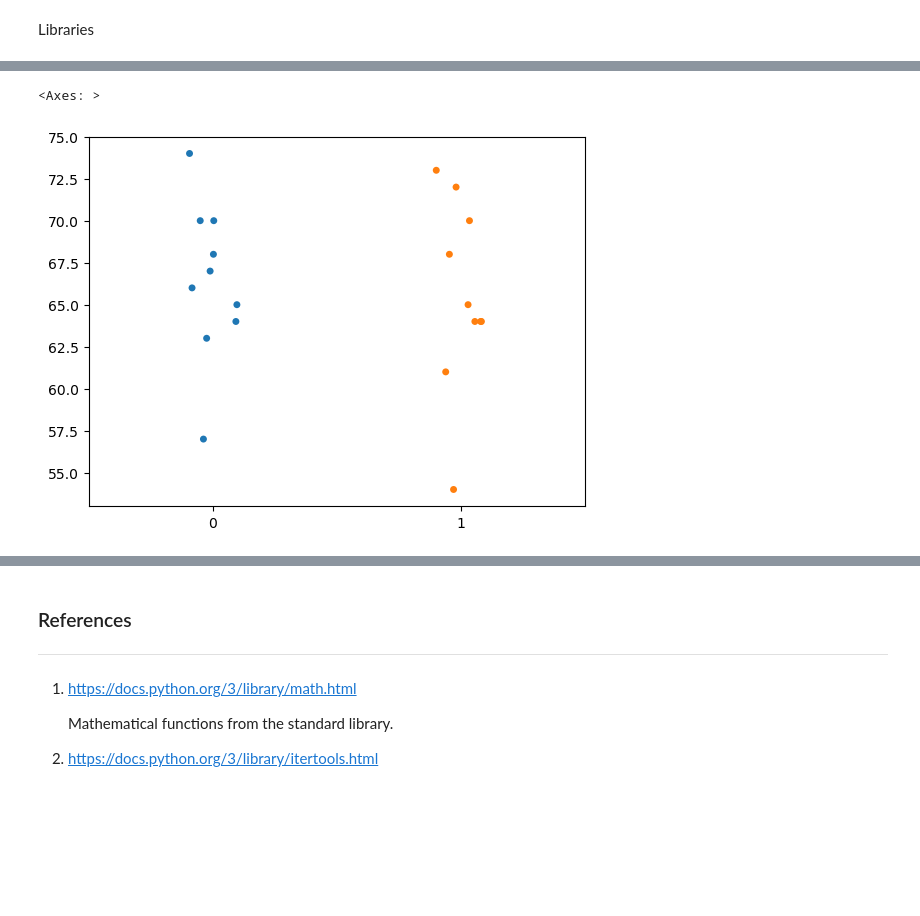
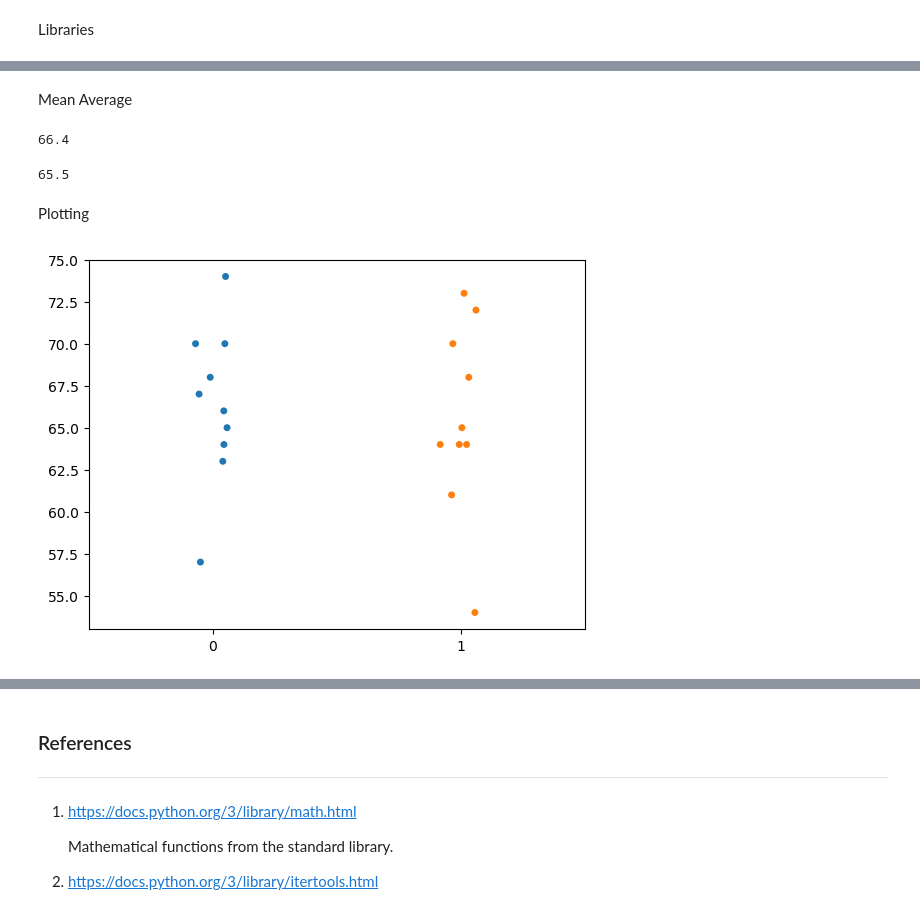
Before and after one commit to PCM11/applied-statistics, a Jupyter notebook: tasks.ipynb, the cells around one changed output, grey strips where cells are left out. Cells and saved outputs as stored; diff of their text form; code cells hidden in the pictures; blank space fills up the shorter version.

```diff
--- a/tasks.ipynb
+++ b/tasks.ipynb
@@ -319,10 +323,6 @@ import seaborn as sns
 # %%
-#Creating data groups
-group_a = np.array([63, 68, 70, 64, 74, 67, 70, 57, 66, 65])
-group_b = np.array([64, 64, 68, 64, 73, 70, 72, 54, 61, 65])
+# Pre-exercise heart rate.
+pre = [63, 68, 70, 64, 74, 67, 70, 57, 66, 65]
 
-# Mean of group A.
-mu1 = np.mean(group_a)
-mu2 = np.mean(group_b)
-mu1
-mu2
+# Post-exercise heart rate.
+post = [64, 64, 68, 64, 73, 70, 72, 54, 61, 65]
@@ -366,6 +329,21 @@ plt.hist(group_b, bins=10, color= 'red', alpha=0.5, label='Group B')
+# %% [markdown]
+Mean Average
+# %%
+# Calculate mean of Pre-exercise heart rate
+statistics.mean(pre)
+# %% [output]
+66.4
+# %%
+# Calculate mean of Post-exercise heart rate
+statistics.mean(post)
+# %% [output]
+65.5
+# %% [markdown]
+Plotting
 # %%
 # Create a strip plot.
-sns.stripplot(data=[group_a,group_b])
+sns.stripplot(data=[pre,post])
+
+plt.savefig('images/stripplot')
 # %% [output]
-<Axes: >
-[figure, old version]
+[figure, new version]
```
Also changed, not shown: parts of 18 cells of this notebook, 4 other files.
